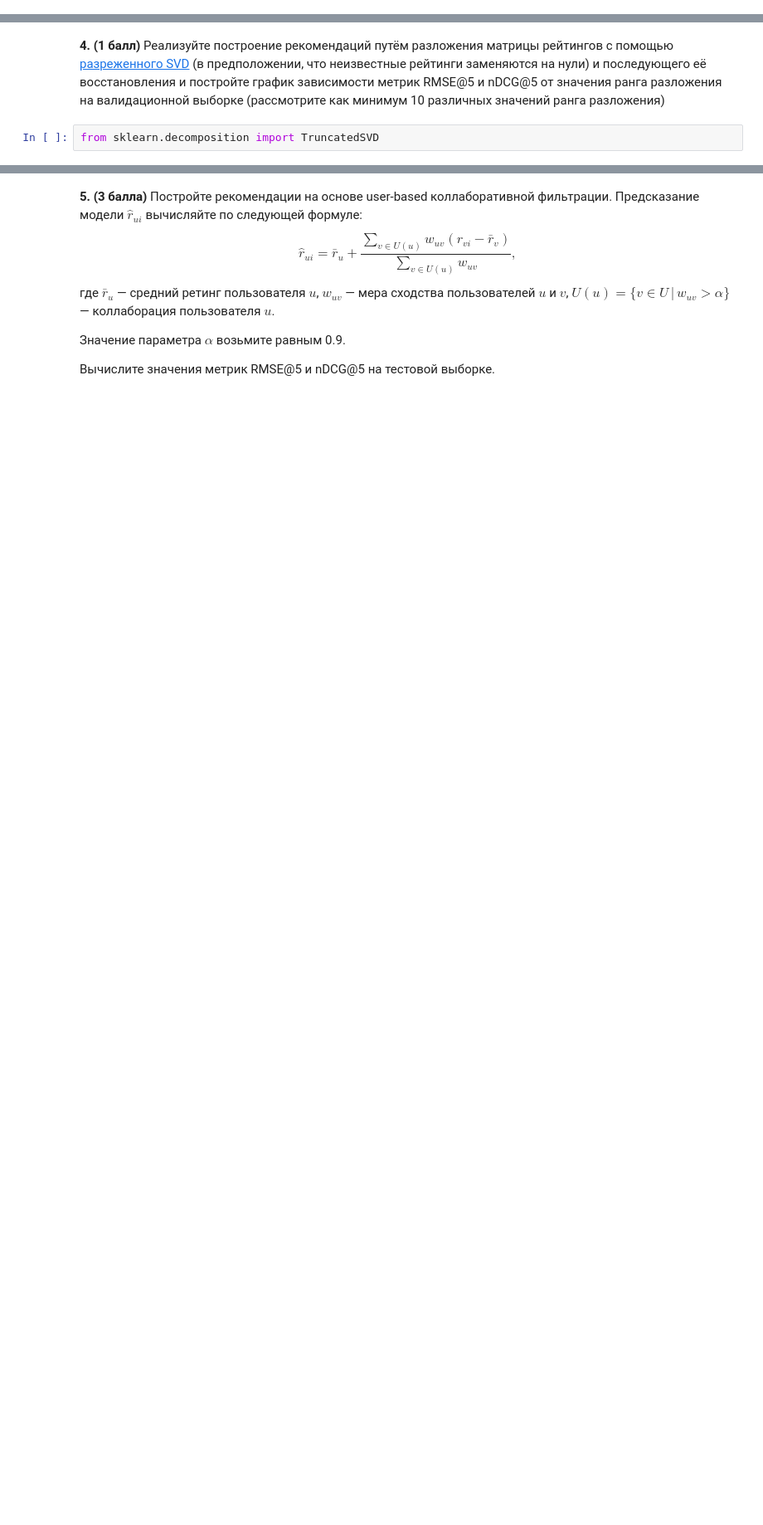
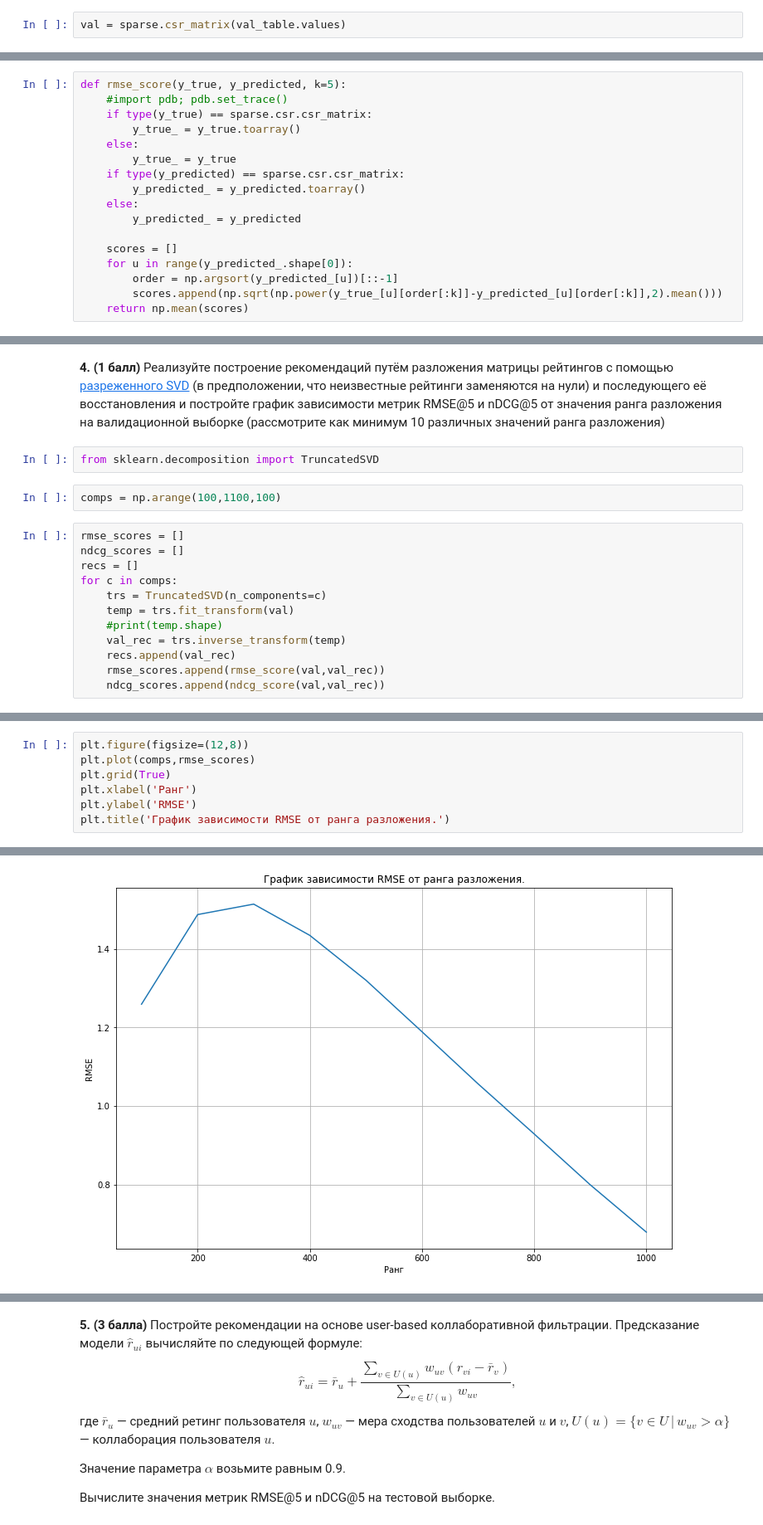
Before and after one commit to HubuserAlexanderKorneev/IDA, a Jupyter notebook: HW/HW_4.ipynb, the cells around one changed output, grey strips where cells are left out. Shown: that part at 83% size. Cells and saved outputs as stored; diff of their text form; blank space fills up the shorter version.

```diff
--- a/HW/HW_4.ipynb
+++ b/HW/HW_4.ipynb
@@ -40,0 +85,2 @@ train = sparse.csr_matrix(user_rate_train.pivot_table(values='rating',index='use
+# %%
+val = sparse.csr_matrix(val_table.values)
@@ -94,0 +117,17 @@ def ndcg_score(y_true, y_predicted, k=5):
+# %%
+def rmse_score(y_true, y_predicted, k=5):
+    #import pdb; pdb.set_trace()
+    if type(y_true) == sparse.csr.csr_matrix:
+        y_true_ = y_true.toarray()
+    else:
+        y_true_ = y_true
+    if type(y_predicted) == sparse.csr.csr_matrix:
+        y_predicted_ = y_predicted.toarray()
+    else:
+        y_predicted_ = y_predicted
+
+    scores = []
+    for u in range(y_predicted_.shape[0]):
+        order = np.argsort(y_predicted_[u])[::-1]
+        scores.append(np.sqrt(np.power(y_true_[u][order[:k]]-y_predicted_[u][order[:k]],2).mean()))
+    return np.mean(scores)
@@ -106,3 +187,17 @@ ndcg_score(test_matrix, most_pop, k=5)
 **4. (1 балл)** Реализуйте построение рекомендаций путём разложения матрицы рейтингов с помощью [разреженного SVD](http://scikit-learn.org/stable/modules/generated/sklearn.decomposition.TruncatedSVD.html) (в предположении, что неизвестные рейтинги заменяются на нули) и последующего её восстановления и постройте график зависимости метрик RMSE@5 и nDCG@5 от значения ранга разложения на валидационной выборке (рассмотрите как минимум 10 различных значений ранга разложения)
 # %%
 from sklearn.decomposition import TruncatedSVD
+# %%
+comps = np.arange(100,1100,100)
+# %%
+rmse_scores = []
+ndcg_scores = []
+recs = []
+for c in comps:
+    trs = TruncatedSVD(n_components=c)
+    temp = trs.fit_transform(val)
+    #print(temp.shape)
+    val_rec = trs.inverse_transform(temp)
+    recs.append(val_rec)
+    rmse_scores.append(rmse_score(val,val_rec))
+    ndcg_scores.append(ndcg_score(val,val_rec))
@@ -108,0 +230,8 @@ from sklearn.decomposition import TruncatedSVD
+# %%
+plt.figure(figsize=(12,8))
+plt.plot(comps,rmse_scores)
+plt.grid(True)
+plt.xlabel('Ранг')
+plt.ylabel('RMSE')
+plt.title('График зависимости RMSE от ранга разложения.')
+# %% [output]
@@ -108,0 +239 @@ from sklearn.decomposition import TruncatedSVD
+[figure, added]
```
Also changed, not shown: parts of 39 cells of this notebook.
